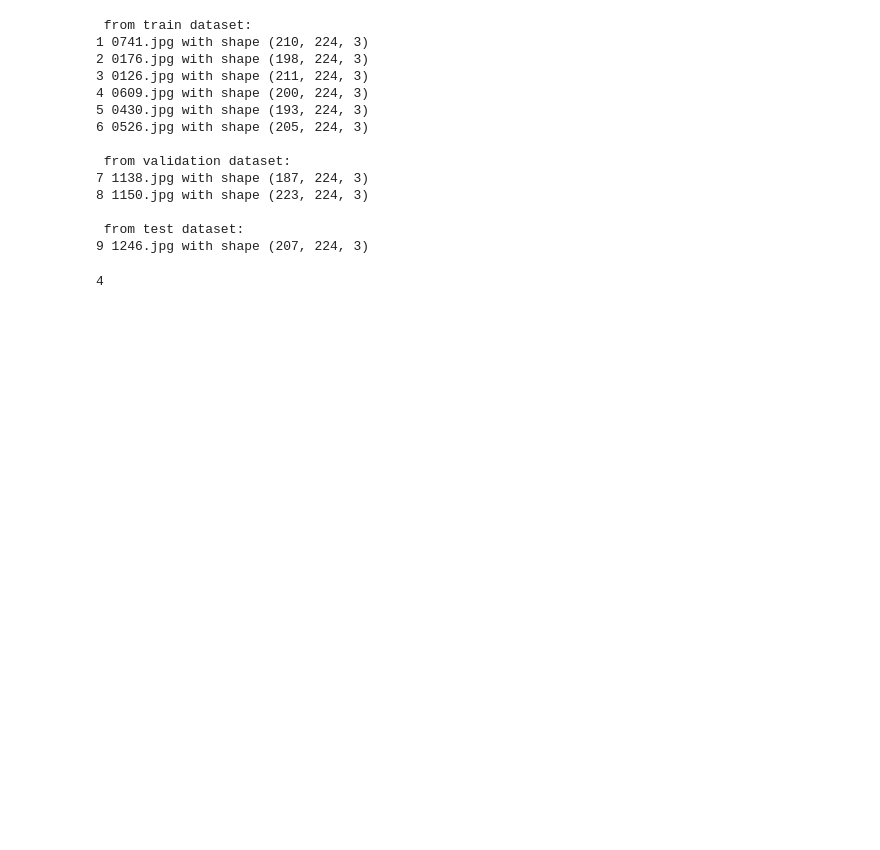
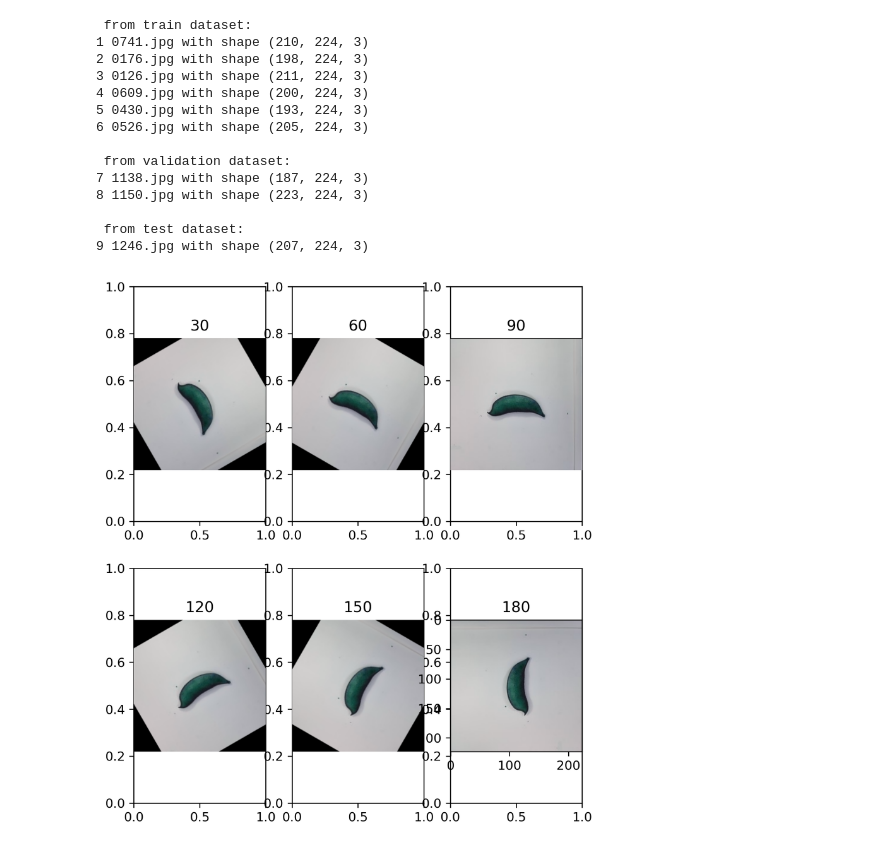
Before and after one commit to ADA-GWU/guidedresearchproject-yusif_mukhtarov, a Jupyter notebook: initial_preprocessing.ipynb, the cells around one changed output. Cells and saved outputs as stored; diff of their text form; code cells hidden in the pictures; blank space fills up the shorter version.

```diff
--- a/initial_preprocessing.ipynb
+++ b/initial_preprocessing.ipynb
@@ -41,7 +41,3 @@ for path in os.listdir(folder_path):
 
  from test dataset:
 9 1246.jpg with shape (207, 224, 3)
-# %%
-len(os.listdir('/home/sign-lang/yusif/research/data/vegetable_images'))
-# %% [output]
-4
@@ -49,0 +44,26 @@ len(os.listdir('/home/sign-lang/yusif/research/data/vegetable_images'))
+# %%
+img = cv2.imread('../data/test/0026.jpg')
+
+rotation = [30, 60, 90, 120, 150, 180]
+i = 0
+fig, axes = plt.subplots(2, 3, dpi=300)
+
+
+for r in rotation:
+    i+=1
+    rows, cols = img.shape[:2]
+    M = cv2.getRotationMatrix2D((cols / 2, rows / 2), r, 1)
+    img_rotated = cv2.warpAffine(img, M, (cols, rows))
+    ax.set_axis_off()
+    ax = fig.add_subplot(2, 3, i)
+
+    ax.imshow(img_rotated)
+
+    ax.set_title(r)
+
+
+
+plt.subplots_adjust(top=1.3)
+plt.show()
+# %% [output]
+[figure, added]
```
Also changed, not shown: parts of 5 cells of this notebook.
